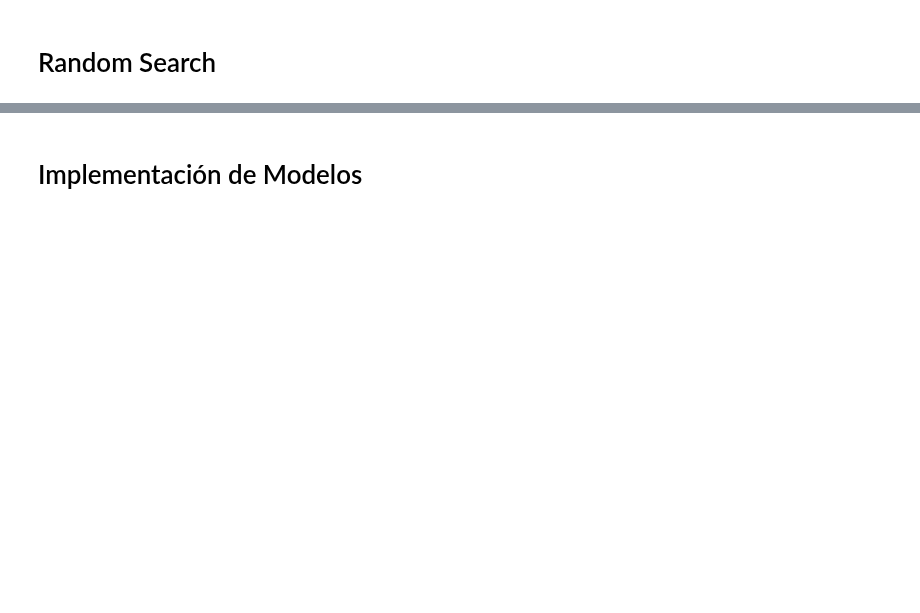
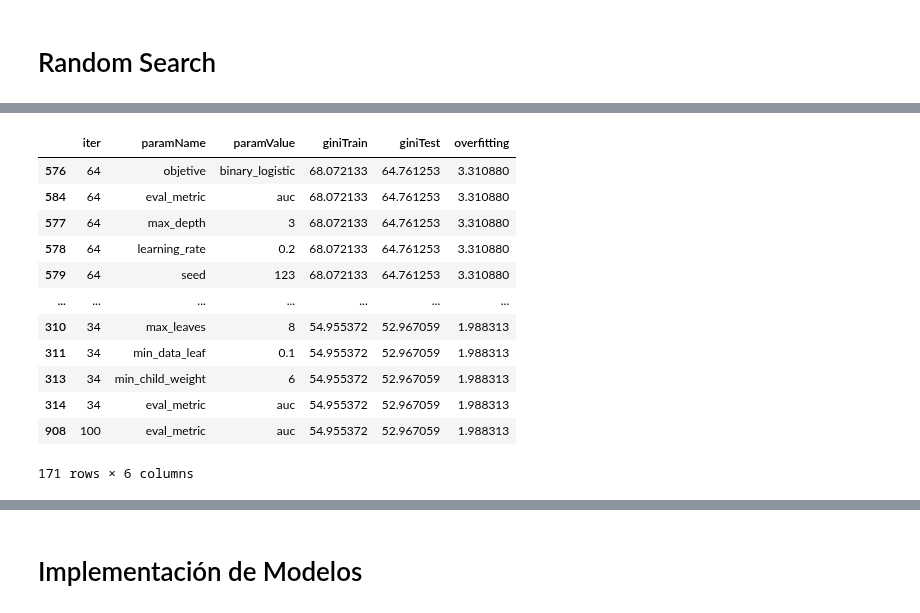
Before and after one commit to lbenitoc/test, a Jupyter notebook: Supervised_models/DecisionTrees_Boosting/Lab_Santander.ipynb, the cells around one changed output, grey strips where cells are left out. Cells and saved outputs as stored; diff of their text form; code cells hidden in the pictures; blank space fills up the shorter version.

```diff
--- a/Supervised_models/DecisionTrees_Boosting/Lab_Santander.ipynb
+++ b/Supervised_models/DecisionTrees_Boosting/Lab_Santander.ipynb
@@ -1024,3 +1083,19 @@ pddf.sort_values('overfitting')
+# %%
+pddf.loc[pddf.overfitting < 4].sort_values('giniTest', ascending=False)
+# %% [output]
+|  | iter | paramName | paramValue | giniTrain | giniTest | overfitting |
+| 576 | 64 | objetive | binary_logistic | 68.072133 | 64.761253 | 3.310880 |
+| 584 | 64 | eval_metric | auc | 68.072133 | 64.761253 | 3.310880 |
+| 577 | 64 | max_depth | 3 | 68.072133 | 64.761253 | 3.310880 |
+| 578 | 64 | learning_rate | 0.2 | 68.072133 | 64.761253 | 3.310880 |
+| 579 | 64 | seed | 123 | 68.072133 | 64.761253 | 3.310880 |
+| ... | ... | ... | ... | ... | ... | ... |
+| 310 | 34 | max_leaves | 8 | 54.955372 | 52.967059 | 1.988313 |
+| 311 | 34 | min_data_leaf | 0.1 | 54.955372 | 52.967059 | 1.988313 |
+| 313 | 34 | min_child_weight | 6 | 54.955372 | 52.967059 | 1.988313 |
+| 314 | 34 | eval_metric | auc | 54.955372 | 52.967059 | 1.988313 |
+| 908 | 100 | eval_metric | auc | 54.955372 | 52.967059 | 1.988313 |
+171 rows × 6 columns
 # %%
 import seaborn as sns
 import matplotlib.pyplot as plt
```
Also changed, not shown: parts of 28 cells of this notebook.
